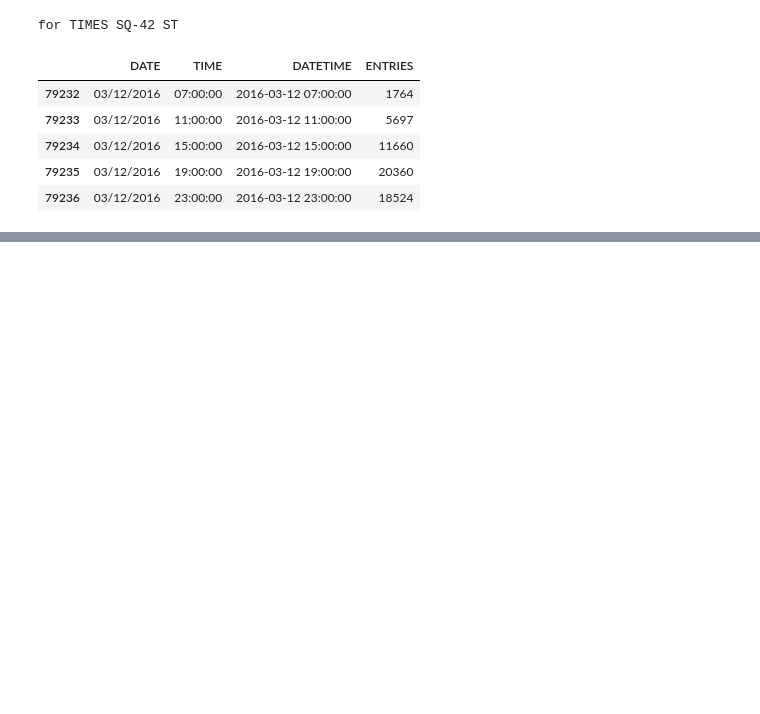
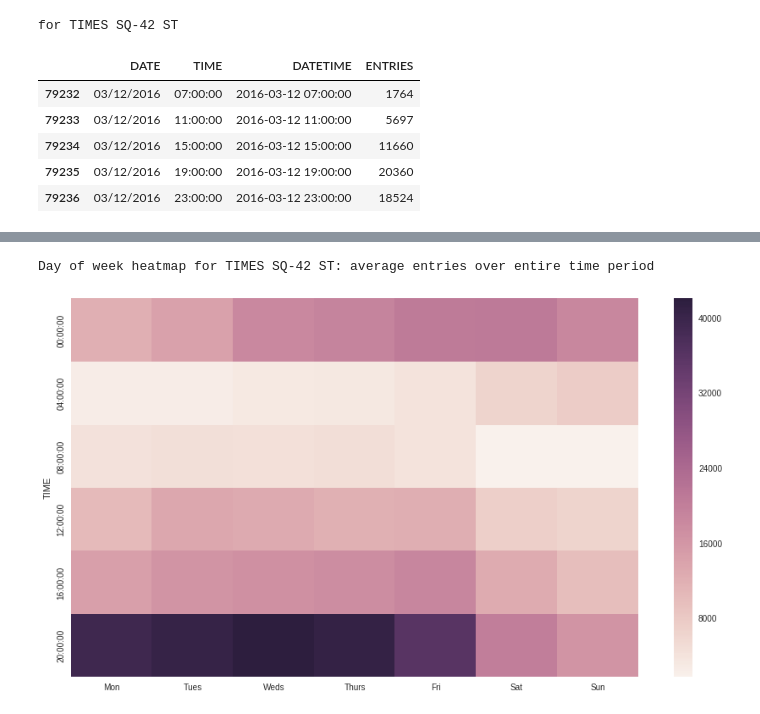
Before and after one commit to IanLondon/MTA-analysis, a Jupyter notebook: ian-benson-pandas.ipynb, the cells around one changed output, grey strips where cells are left out. Cells and saved outputs as stored; diff of their text form; code cells hidden in the pictures; blank space fills up the shorter version.

```diff
--- a/ian-benson-pandas.ipynb
+++ b/ian-benson-pandas.ipynb
@@ -334,0 +366,11 @@ sns.heatmap(station_pivot, ax=ax)
+# %%
+days_mapper = {0:'Mon',1:'Tues',2:'Weds',3:'Thurs',4:'Fri',5:'Sat',6:'Sun'}
+
+station_day_of_week = station_period_totals[station_period_totals['STATION'] == station_of_interest].copy()
+
+station_day_of_week['WEEKDAY'] = station_day_of_week.DATETIME.dt.dayofweek
+
+station_day_of_week.sort_values(by='DATETIME', inplace=True)
+# station_day_of_week.WEEKDAY = station_day_of_week.WEEKDAY.apply(lambda d: days_mapper[d])
+
+station_day_of_week.head()
@@ -334,0 +384,3 @@ sns.heatmap(station_pivot, ax=ax)
+# %%
+station_weekday_avgs = station_day_of_week.groupby(['WEEKDAY','TIME'], sort=False).mean()
+station_weekday_avgs.head(10)
@@ -334,0 +400,5 @@ sns.heatmap(station_pivot, ax=ax)
+# %%
+weekday_pivot = station_weekday_avgs.reset_index().pivot('TIME','WEEKDAY','ENTRIES')
+# integers to English language days
+weekday_pivot.columns = [days_mapper[c] for c in weekday_pivot.columns]
+weekday_pivot
@@ -334,0 +424,7 @@ sns.heatmap(station_pivot, ax=ax)
+# %%
+print 'Day of week heatmap for %s: average entries over entire time period' % station_of_interest
+fig, ax = plt.subplots(figsize=[15,8])
+sns.heatmap(weekday_pivot.dropna(axis=0), ax=ax);
+# %% [output]
+Day of week heatmap for TIMES SQ-42 ST: average entries over entire time period
+[figure, added]
```
Also changed, not shown: parts of 16 cells of this notebook, 1 other file.
